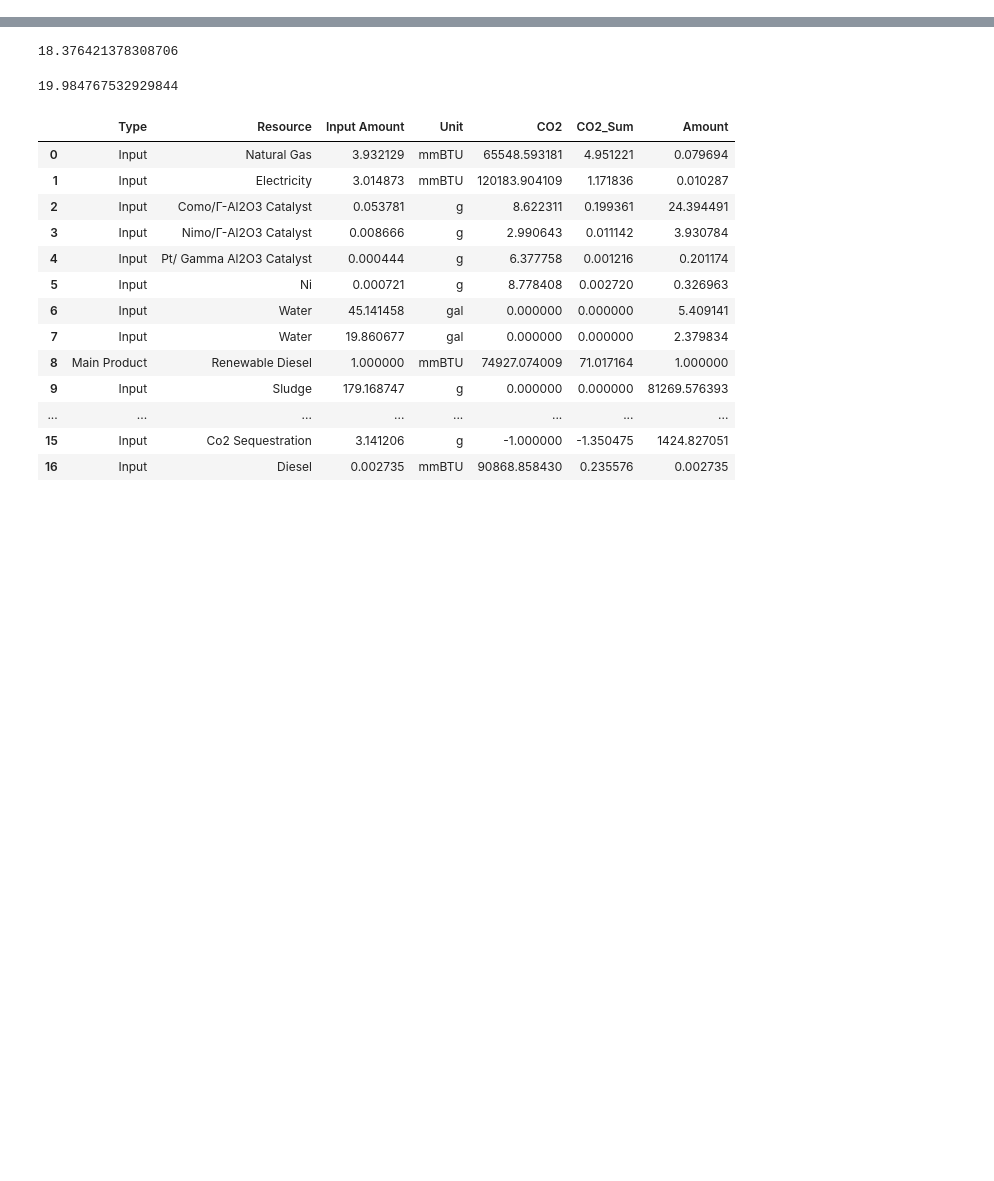
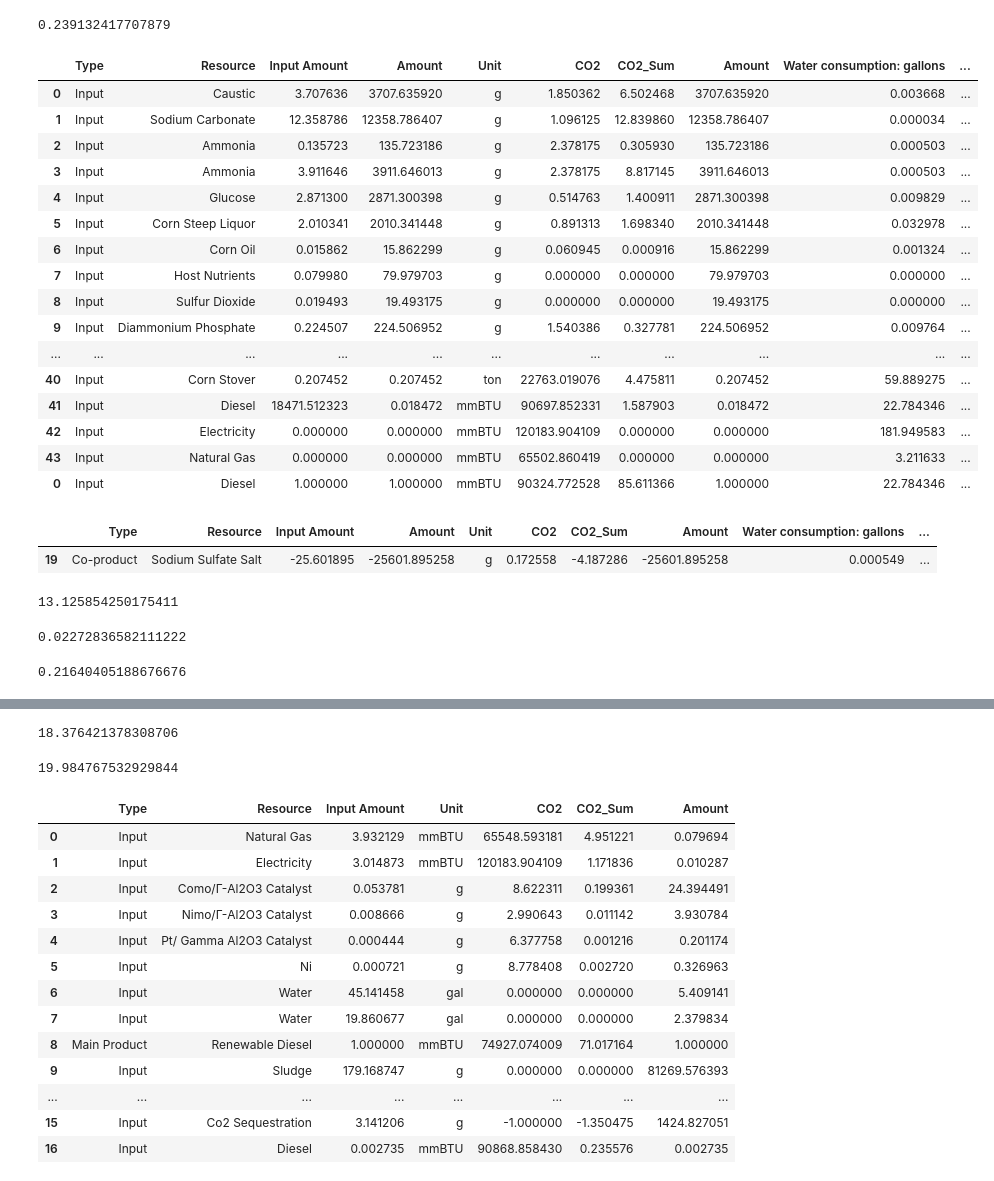
Before and after one commit to olw0905/Interactive-SCSA_Dash, a Jupyter notebook: Untitled.ipynb, the cells around one changed output, grey strips where cells are left out. Drawn from its saved outputs; the diff is of its cells as text; code cells hidden in the pictures; blank space fills up the shorter version.

```diff
--- a/Untitled.ipynb
+++ b/Untitled.ipynb
@@ -32,3 +32,30 @@ coproduct_lci = generate_coproduct_lci(
 )
 if coproduct_lci is not None:
     coproduct_res = calc(coproduct_lci)
+# %%
+tab = 'Water consumption: gallons'
+tabsum = tab + "_Sum"
+# %%
+res_new.loc[~res_new['Pathway'].str.contains('Incumbent'), tabsum].sum()
+# %% [output]
+0.239132417707879
+# %%
+res_new[['Type', 'Resource', 'Input Amount', 'Amount', 'Unit', 'CO2', 'CO2_Sum', 'Amount', tab, tabsum, 'Process']]
+# %% [output]
+|  | Type | Resource | Input Amount | Amount | Unit | CO2 | CO2_Sum | Amount | Water consumption: gallons | ... |
+| 0 | Input | Caustic | 3.707636 | 3707.635920 | g | 1.850362 | 6.502468 | 3707.635920 | 0.003668 | ... |
+| 1 | Input | Sodium Carbonate | 12.358786 | 12358.786407 | g | 1.096125 | 12.839860 | 12358.786407 | 0.000034 | ... |
+| 2 | Input | Ammonia | 0.135723 | 135.723186 | g | 2.378175 | 0.305930 | 135.723186 | 0.000503 | ... |
+| 3 | Input | Ammonia | 3.911646 | 3911.646013 | g | 2.378175 | 8.817145 | 3911.646013 | 0.000503 | ... |
+| 4 | Input | Glucose | 2.871300 | 2871.300398 | g | 0.514763 | 1.400911 | 2871.300398 | 0.009829 | ... |
+| 5 | Input | Corn Steep Liquor | 2.010341 | 2010.341448 | g | 0.891313 | 1.698340 | 2010.341448 | 0.032978 | ... |
+| 6 | Input | Corn Oil | 0.015862 | 15.862299 | g | 0.060945 | 0.000916 | 15.862299 | 0.001324 | ... |
+| 7 | Input | Host Nutrients | 0.079980 | 79.979703 | g | 0.000000 | 0.000000 | 79.979703 | 0.000000 | ... |
+| 8 | Input | Sulfur Dioxide | 0.019493 | 19.493175 | g | 0.000000 | 0.000000 | 19.493175 | 0.000000 | ... |
+| 9 | Input | Diammonium Phosphate | 0.224507 | 224.506952 | g | 1.540386 | 0.327781 | 224.506952 | 0.009764 | ... |
+| ... | ... | ... | ... | ... | ... | ... | ... | ... | ... | ... |
+| 40 | Input | Corn Stover | 0.207452 | 0.207452 | ton | 22763.019076 | 4.475811 | 0.207452 | 59.889275 | ... |
+| 41 | Input | Diesel | 18471.512323 | 0.018472 | mmBTU | 90697.852331 | 1.587903 | 0.018472 | 22.784346 | ... |
+| 42 | Input | Electricity | 0.000000 | 0.000000 | mmBTU | 120183.904109 | 0.000000 | 0.000000 | 181.949583 | ... |
+| 43 | Input | Natural Gas | 0.000000 | 0.000000 | mmBTU | 65502.860419 | 0.000000 | 0.000000 | 3.211633 | ... |
+| 0 | Input | Diesel | 1.000000 | 1.000000 | mmBTU | 90324.772528 | 85.611366 | 1.000000 | 22.784346 | ... |
@@ -34,0 +64,12 @@ if coproduct_lci is not None:
+# %%
+check.loc[check['GHG_Sum']<0, ['Type', 'Resource', 'Input Amount', 'Amount', 'Unit', 'CO2', 'CO2_Sum', 'Amount', tab, tabsum, 'Process']]
+# %% [output]
+|  | Type | Resource | Input Amount | Amount | Unit | CO2 | CO2_Sum | Amount | Water consumption: gallons | ... |
+| 19 | Co-product | Sodium Sulfate Salt | -25.601895 | -25601.895258 | g | 0.172558 | -4.187286 | -25601.895258 | 0.000549 | ... |
+# %%
+check.loc[(check['GHG_Sum']>0)&(~check['Resource'].isin([
+    'Natural Gas', 'Electricity', 'Hydrogen', 'Sulfuric Acid', 'Caustic', 'Ammonia', 'Diammonium Phosphate', 'Corn Oil', 'Corn Steep Liquor',
+    'Glucose', 'FGD Lime', 'Flocculant'
+])), 'GHG_Sum'].sum()
+# %% [output]
+13.125854250175411
@@ -34,0 +78,8 @@ if coproduct_lci is not None:
+# %%
+check2[tabsum].sum()
+# %% [output]
+0.02272836582111222
+# %%
+check[tabsum].sum()
+# %% [output]
+0.21640405188676676
```
Also changed, not shown: parts of 29 cells of this notebook, 5 other files.
